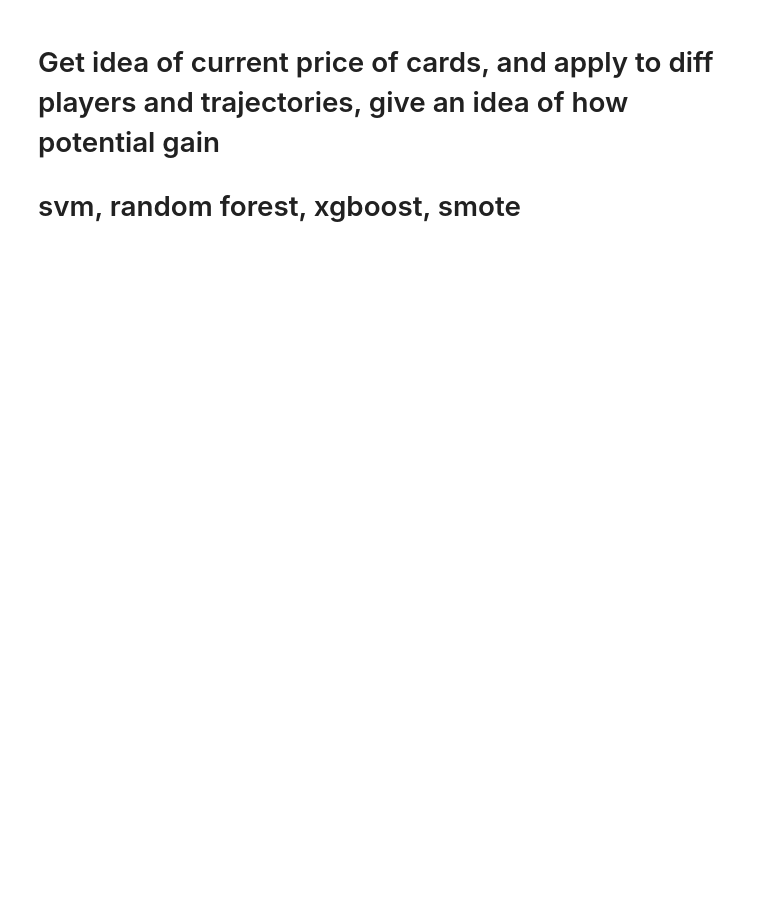
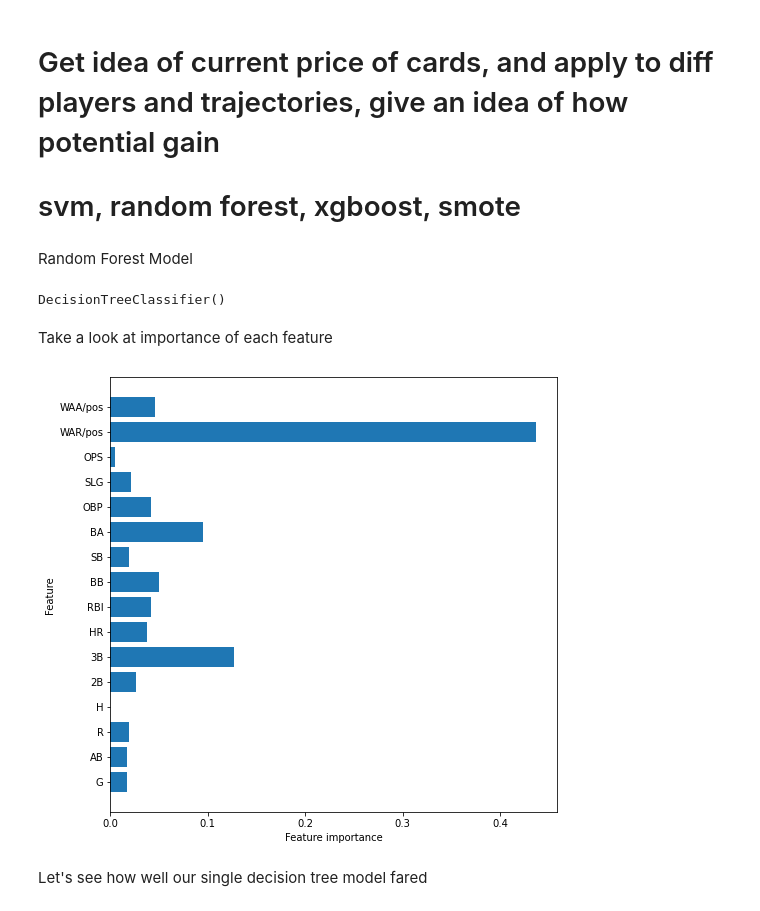
Before and after one commit to hoganbyun/Identifying_Undervalued_Sports-Cards, a Jupyter notebook: project_code.ipynb, the cells around one changed output. Drawn from its saved outputs; the diff is of its cells as text; code cells hidden in the pictures; blank space fills up the shorter version.

```diff
--- a/project_code.ipynb
+++ b/project_code.ipynb
@@ -355,3 +363,5 @@ weighted avg       0.91      0.91      0.91       251
 # %% [markdown]
 # Get idea of current price of cards, and apply to diff players and trajectories, give an idea of how potential gain
 # svm, random forest, xgboost, smote
+# %% [markdown]
+Random Forest Model
@@ -357,0 +371,21 @@ weighted avg       0.91      0.91      0.91       251
+# %%
+tree_clf = DecisionTreeClassifier()
+tree_clf.fit(X_train, y_train)
+# %% [output]
+DecisionTreeClassifier()
+# %% [markdown]
+Take a look at importance of each feature
+# %%
+def plot_feature_importances(model):
+    n_features = X_train.shape[1]
+    plt.figure(figsize=(8,8))
+    plt.barh(range(n_features), model.feature_importances_, align='center')
+    plt.yticks(np.arange(n_features), X_train.columns.values)
+    plt.xlabel('Feature importance')
+    plt.ylabel('Feature')
+
+plot_feature_importances(tree_clf)
+# %% [output]
+[figure, added]
+# %% [markdown]
+Let's see how well our single decision tree model fared
```
Also changed, not shown: parts of 15 cells of this notebook.
